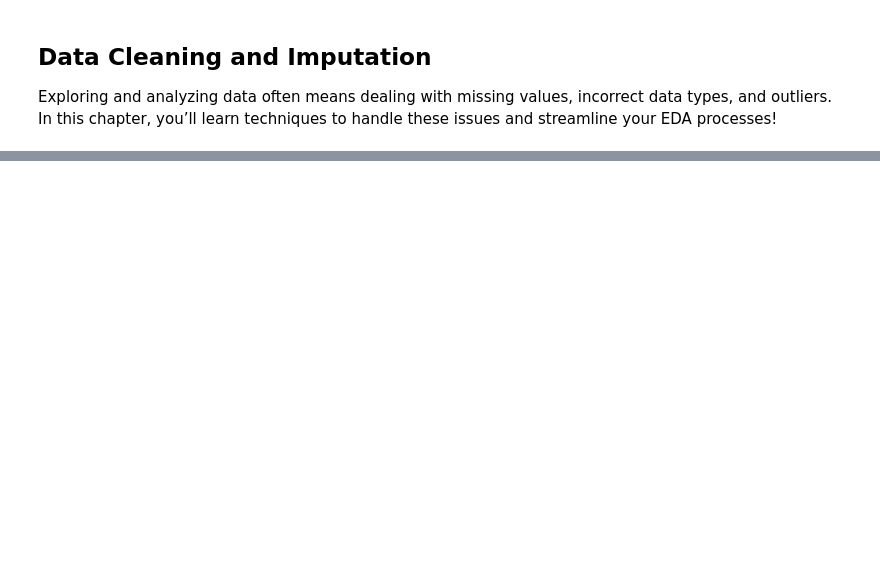
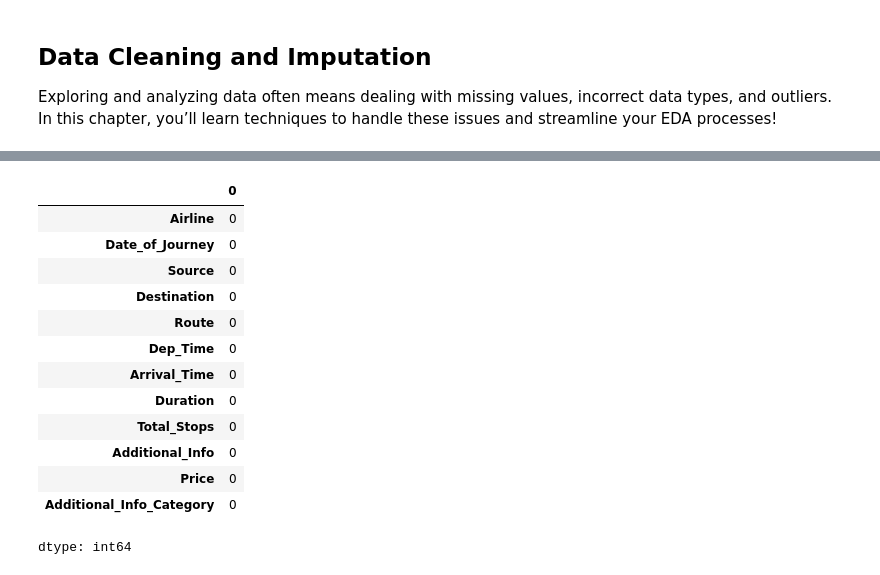
Before and after one commit to jhlopesalves/data-science-notebooks, a Jupyter notebook: Python/Exploratory Data Analysis/exploratory_data_analysis.ipynb, the cells around one changed output, grey strips where cells are left out. Saved outputs shown, nothing was run; the diff lists cells and outputs as text; code cells hidden in the pictures; blank space fills up the shorter version.

```diff
--- a/Python/Exploratory Data Analysis/exploratory_data_analysis.ipynb
+++ b/Python/Exploratory Data Analysis/exploratory_data_analysis.ipynb
@@ -200,0 +285,6 @@ ds_salaries.describe()
+# %%
+planes.dropna(subset="Additional_Info", inplace=True)
+# %%
+# Calculate median plane ticket prices by Airline after dropping rows with missing 'Additional_Info'
+airline_prices = planes.groupby("Airline")["Price"].median()
+display(airline_prices)
@@ -200,0 +303,4 @@ ds_salaries.describe()
+# %%
+# Convert to a dictionary
+prices_dict = airline_prices.to_dict()
+display(prices_dict)
@@ -200,0 +316,21 @@ ds_salaries.describe()
+# %%
+# Map the dictionary to missing values of Price by Airline
+planes["Price"] = planes["Price"].fillna(planes["Airline"].map(prices_dict))
+
+# Check for missing values
+display(planes.isna().sum())
+# %% [output]
+|  | 0 |
+| Airline | 0 |
+| Date_of_Journey | 0 |
+| Source | 0 |
+| Destination | 0 |
+| Route | 0 |
+| Dep_Time | 0 |
+| Arrival_Time | 0 |
+| Duration | 0 |
+| Total_Stops | 0 |
+| Additional_Info | 0 |
+| Price | 0 |
+| Additional_Info_Category | 0 |
+dtype: int64
```
Also changed, not shown: parts of 21 cells of this notebook.
